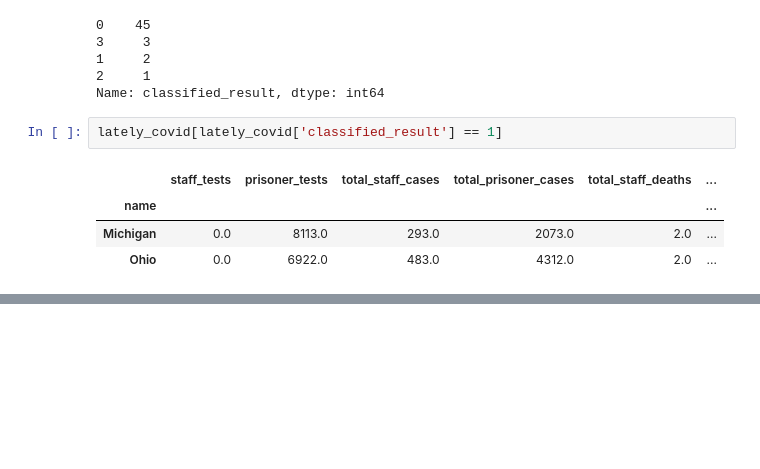
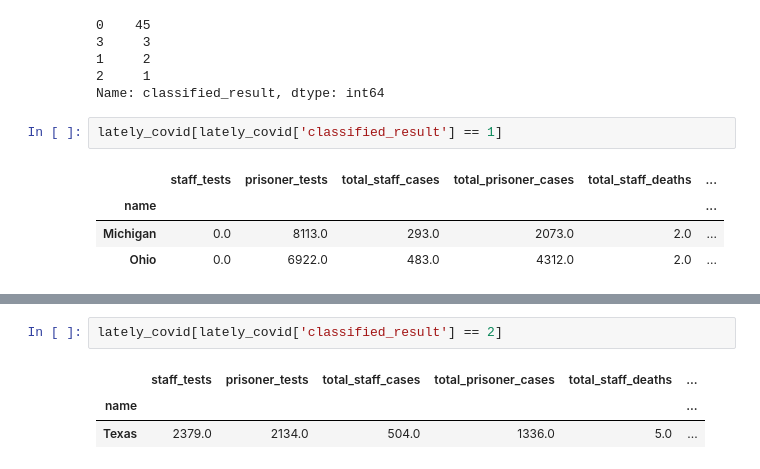
Before and after one commit to AmberCXX/Summer2020_MIT_COVID_Datathon, a Jupyter notebook: 04-cluster-analysis_version_01.ipynb, the cells around one changed output, grey strips where cells are left out. Saved outputs shown, nothing was run; the diff lists cells and outputs as text; blank space fills up the shorter version.

```diff
--- a/04-cluster-analysis.ipynb
+++ b/04-cluster-analysis_version_01.ipynb
@@ -132,0 +158,6 @@ lately_covid[lately_covid['classified_result'] == 1]
+# %%
+lately_covid[lately_covid['classified_result'] == 2]
+# %% [output]
+|  | staff_tests | prisoner_tests | total_staff_cases | total_prisoner_cases | total_staff_deaths | ... |
+| name |  |  |  |  |  | ... |
+| Texas | 2379.0 | 2134.0 | 504.0 | 1336.0 | 5.0 | ... |
```
Also changed, not shown: parts of 3 cells of this notebook, 2 other files.
